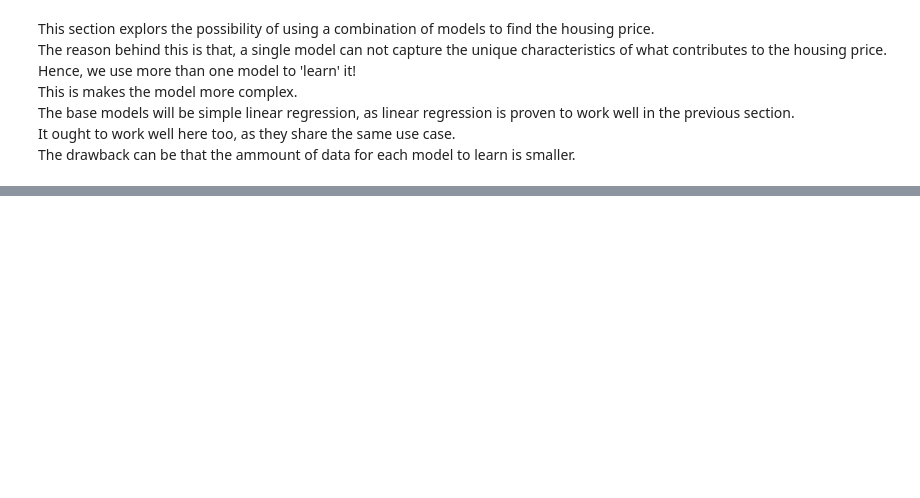
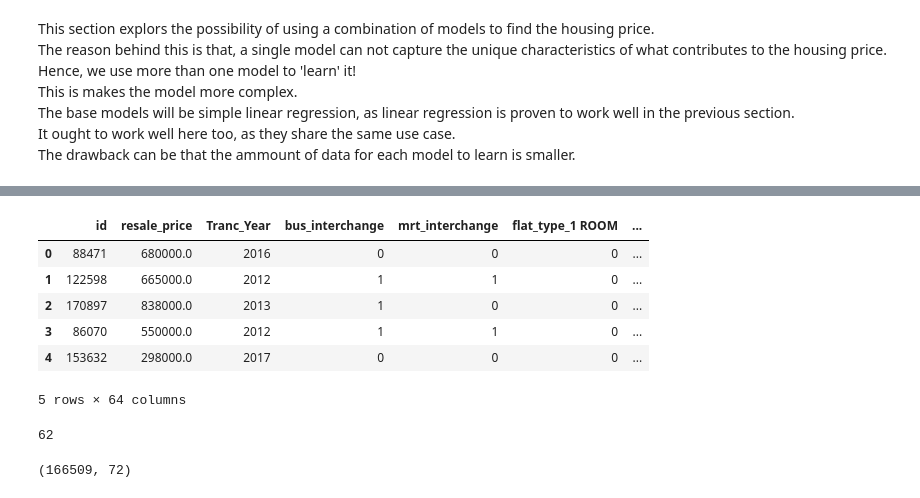
Before and after one commit to Luke-zm/DSI_Proj, a Jupyter notebook: project_2/code/house_reg_model.ipynb, the cells around one changed output, grey strips where cells are left out. Drawn from its saved outputs; the diff is of its cells as text; code cells hidden in the pictures; blank space fills up the shorter version.

```diff
--- a/project_2/code/house_reg_model.ipynb
+++ b/project_2/code/house_reg_model.ipynb
@@ -797,0 +872,20 @@ The drawback can be that the ammount of data for each model to learn is smaller.
+# %%
+# do not include drop first for sake of analysis of features!
+df_cat = pd.get_dummies(df_cat)
+# %%
+df_cat.head()
+# %% [output]
+|  | id | resale_price | Tranc_Year | bus_interchange | mrt_interchange | flat_type_1 ROOM | ... |
+| 0 | 88471 | 680000.0 | 2016 | 0 | 0 | 0 | ... |
+| 1 | 122598 | 665000.0 | 2012 | 1 | 1 | 0 | ... |
+| 2 | 170897 | 838000.0 | 2013 | 1 | 0 | 0 | ... |
+| 3 | 86070 | 550000.0 | 2012 | 1 | 1 | 0 | ... |
+| 4 | 153632 | 298000.0 | 2017 | 0 | 0 | 0 | ... |
+5 rows × 64 columns
+# %%
+ohe_col = list(df_cat.columns)
+ohe_col.remove('id')
+ohe_col.remove('resale_price')
+len(ohe_col)
+# %% [output]
+62
@@ -797,0 +894,4 @@ The drawback can be that the ammount of data for each model to learn is smaller.
+# %%
+df.shape
+# %% [output]
+(166509, 72)
```
Also changed, not shown: parts of 65 cells of this notebook, 2 other files.
